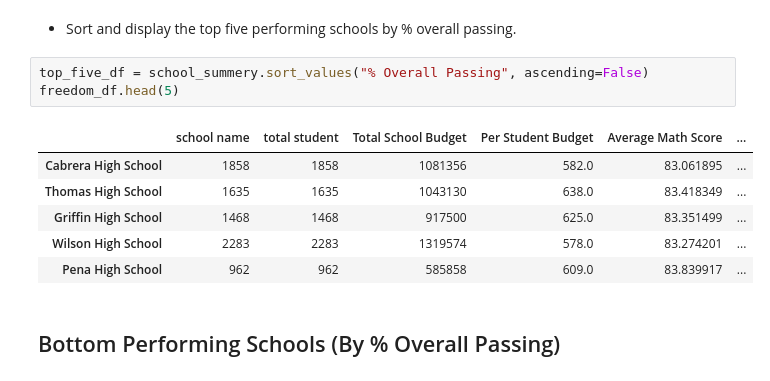
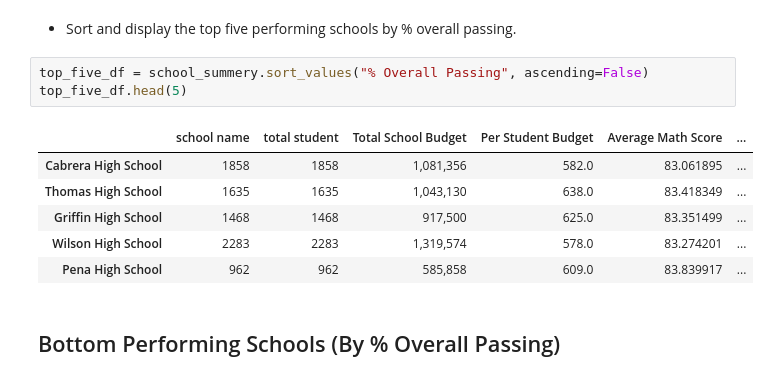
Before and after one commit to HaifaNajdawi/python_pandas-data-analysis-, a Jupyter notebook: PyCitySchools/PyCitySchools_starter.ipynb, the cells around one changed output. Drawn from its saved outputs; the diff is of its cells as text.

```diff
--- a/PyCitySchools/PyCitySchools_starter.ipynb
+++ b/PyCitySchools/PyCitySchools_starter.ipynb
@@ -172,14 +172,14 @@ school_summery.head()
 * Sort and display the top five performing schools by % overall passing.
 # %%
 top_five_df = school_summery.sort_values("% Overall Passing", ascending=False)
-freedom_df.head(5)
+top_five_df.head(5)
 # %% [output]
 |  | school name | total student | Total School Budget | Per Student Budget | Average Math Score | ... |
-| Cabrera High School | 1858 | 1858 | 1081356 | 582.0 | 83.061895 | ... |
-| Thomas High School | 1635 | 1635 | 1043130 | 638.0 | 83.418349 | ... |
-| Griffin High School | 1468 | 1468 | 917500 | 625.0 | 83.351499 | ... |
-| Wilson High School | 2283 | 2283 | 1319574 | 578.0 | 83.274201 | ... |
-| Pena High School | 962 | 962 | 585858 | 609.0 | 83.839917 | ... |
+| Cabrera High School | 1858 | 1858 | 1,081,356 | 582.0 | 83.061895 | ... |
+| Thomas High School | 1635 | 1635 | 1,043,130 | 638.0 | 83.418349 | ... |
+| Griffin High School | 1468 | 1468 | 917,500 | 625.0 | 83.351499 | ... |
+| Wilson High School | 2283 | 2283 | 1,319,574 | 578.0 | 83.274201 | ... |
+| Pena High School | 962 | 962 | 585,858 | 609.0 | 83.839917 | ... |
 # %% [markdown]
 ## Bottom Performing Schools (By % Overall Passing)
 # %% [markdown]
```
Also changed, not shown: parts of 2 cells of this notebook.
